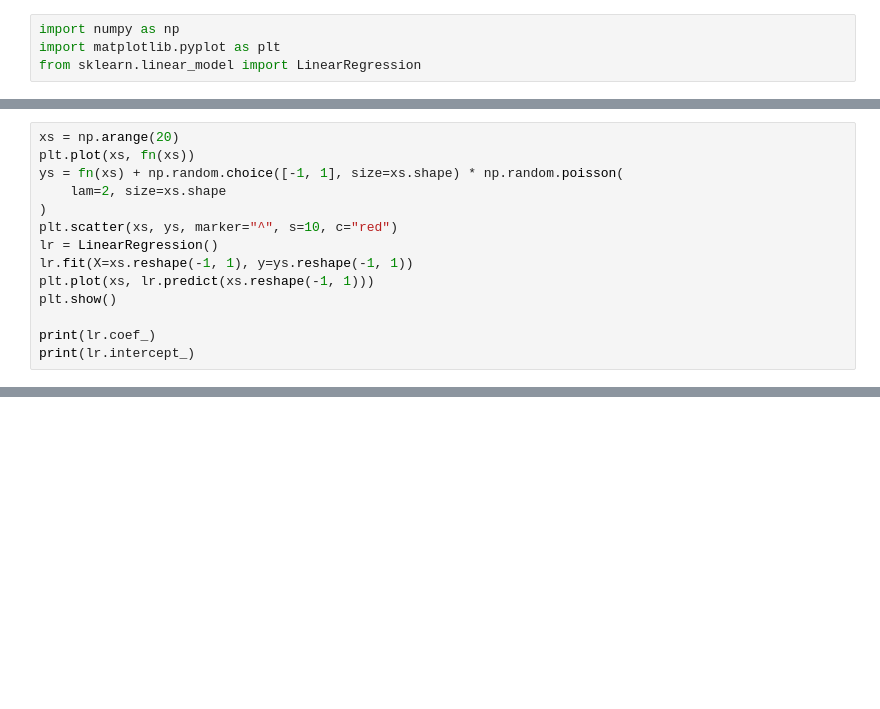
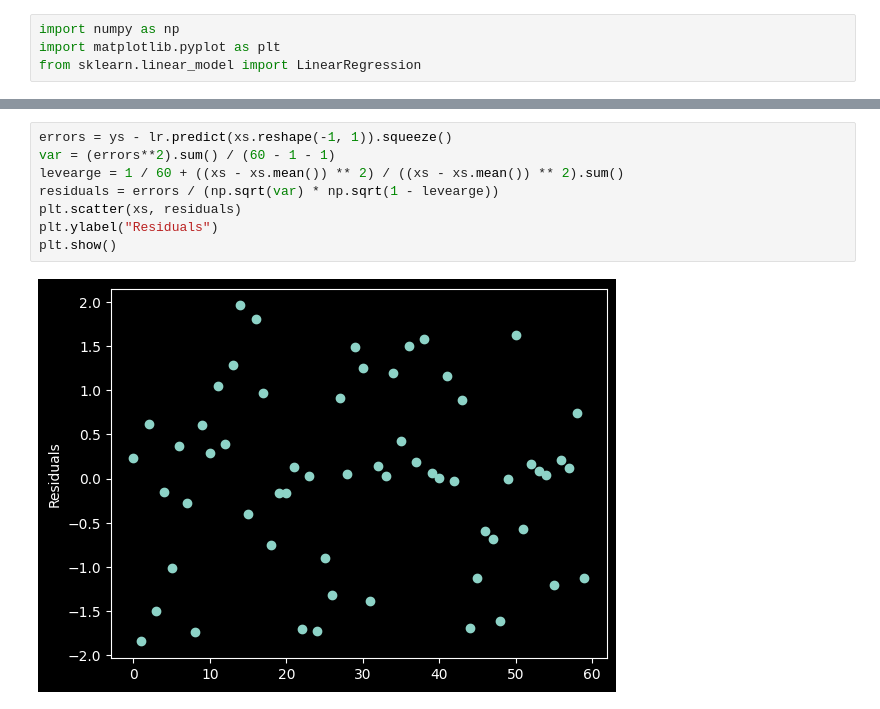
Before and after one commit to amkhrjee/stats, a Jupyter notebook: notebooks/linear_regression.ipynb, the cells around one changed output, grey strips where cells are left out. Saved outputs shown, nothing was run; the diff lists cells and outputs as text; blank space fills up the shorter version.

Commit message:
add: linear regression

```diff
--- a/notebooks/linear_regression.ipynb
+++ b/notebooks/linear_regression.ipynb
@@ -43,14 +40,0 @@ print(lr.intercept_)
-# %%
-xs = np.arange(20)
-plt.plot(xs, fn(xs))
-ys = fn(xs) + np.random.choice([-1, 1], size=xs.shape) * np.random.poisson(
-    lam=2, size=xs.shape
-)
-plt.scatter(xs, ys, marker="^", s=10, c="red")
-lr = LinearRegression()
-lr.fit(X=xs.reshape(-1, 1), y=ys.reshape(-1, 1))
-plt.plot(xs, lr.predict(xs.reshape(-1, 1)))
-plt.show()
-
-print(lr.coef_)
-print(lr.intercept_)
@@ -60,0 +54,10 @@ print(lr.intercept_)
+# %%
+errors = ys - lr.predict(xs.reshape(-1, 1)).squeeze()
+var = (errors**2).sum() / (60 - 1 - 1)
+levearge = 1 / 60 + ((xs - xs.mean()) ** 2) / ((xs - xs.mean()) ** 2).sum()
+residuals = errors / (np.sqrt(var) * np.sqrt(1 - levearge))
+plt.scatter(xs, residuals)
+plt.ylabel("Residuals")
+plt.show()
+# %% [output]
+[figure, added]
```
Also changed, not shown: parts of 15 cells of this notebook, 1 other file.
